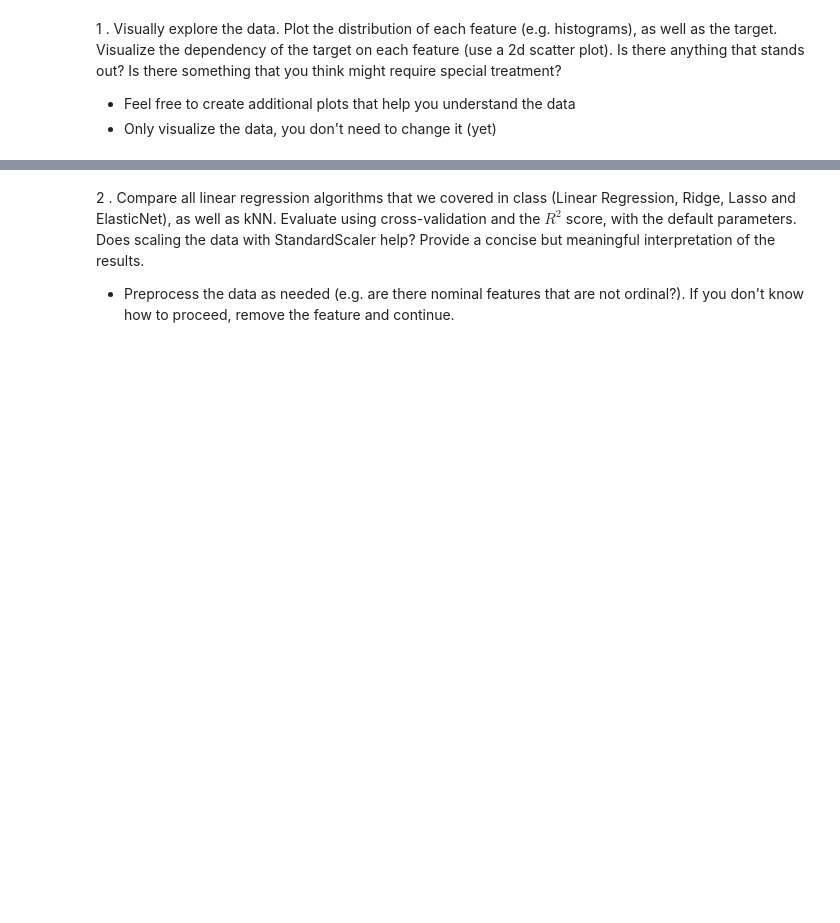
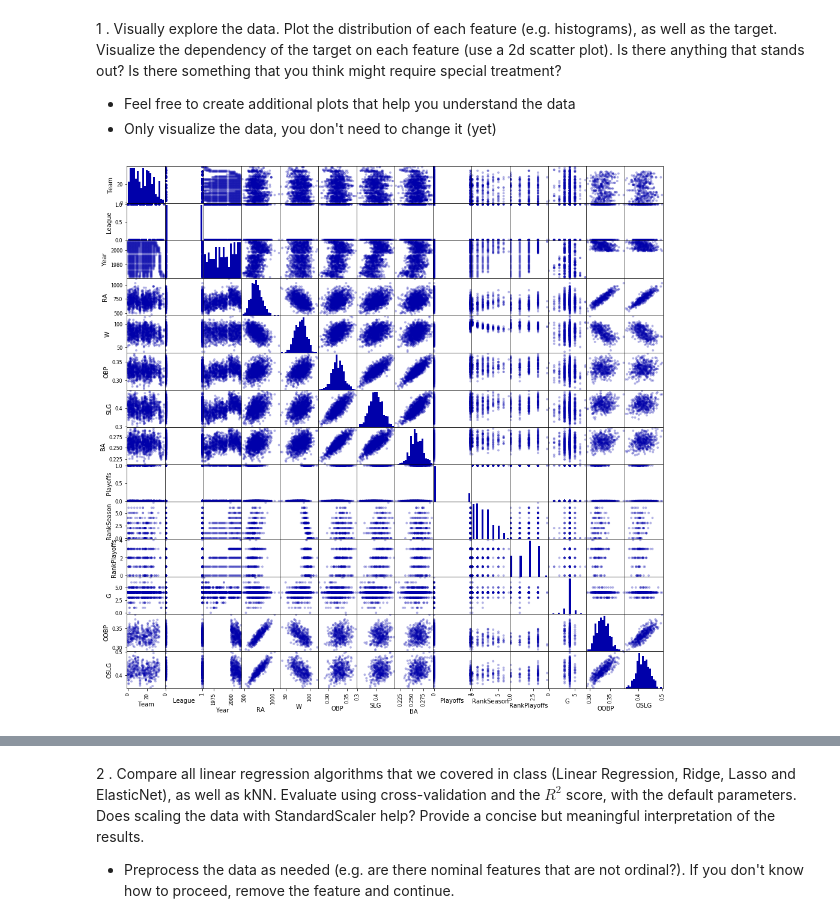
Before and after one commit to nvanson/The_foundation, a Jupyter notebook: Assignment1/Assignment 1_Niek.ipynb, the cells around one changed output, grey strips where cells are left out. Cells and saved outputs as stored; diff of their text form; code cells hidden in the pictures; blank space fills up the shorter version.

Commit message:
Plots

```diff
--- a/Assignment1/Assignment 1_Niek.ipynb
+++ b/Assignment1/Assignment 1_Niek.ipynb
@@ -32,3 +41,7 @@ NameError: name 'oml' is not defined
 1 . Visually explore the data. Plot the distribution of each feature (e.g. histograms), as well as the target. Visualize the dependency of the target on each feature (use a 2d scatter plot). Is there anything that stands out? Is there something that you think might require special treatment?
 - Feel free to create additional plots that help you understand the data
 - Only visualize the data, you don't need to change it (yet)
+# %%
+sm = pd.scatter_matrix(ballframe, figsize=(16, 16), marker='o', hist_kwds={'bins': 20}, s=15, alpha=.3, cmap=mglearn.cm3)
+# %% [output]
+[figure, added]
```
Also changed, not shown: parts of 6 cells of this notebook.
